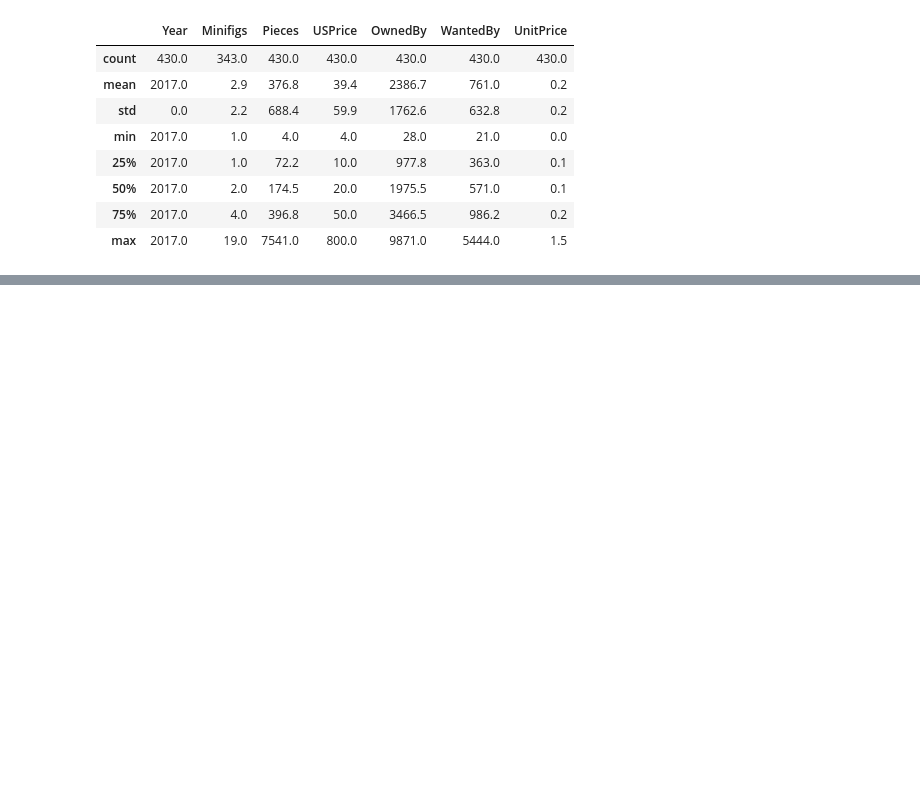
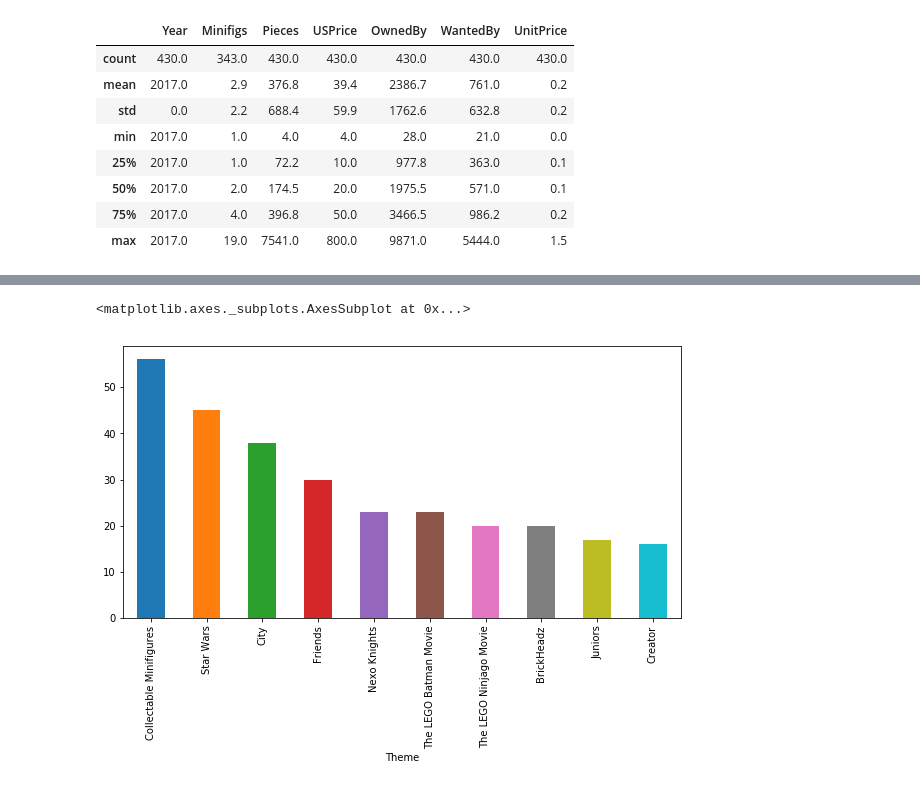
Before and after one commit to MyPoZi/Lego, a Jupyter notebook: notebooks/Lego_analytics_2017.ipynb, the cells around one changed output, grey strips where cells are left out. Cells and saved outputs as stored; diff of their text form; code cells hidden in the pictures; blank space fills up the shorter version.

Commit message:
complete Lego_analytics

```diff
--- a/notebooks/Lego_analytics_2017.ipynb
+++ b/notebooks/Lego_analytics_2017.ipynb
@@ -112,3 +112,6 @@ lego_df.describe().round(1)
 | 50% | 2017.0 | 2.0 | 174.5 | 20.0 | 1975.5 | 571.0 | 0.1 |
 | 75% | 2017.0 | 4.0 | 396.8 | 50.0 | 3466.5 | 986.2 | 0.2 |
 | max | 2017.0 | 19.0 | 7541.0 | 800.0 | 9871.0 | 5444.0 | 1.5 |
+# %%
+count_theme = lego_df.groupby('Theme')['Theme'].count()
+count_theme.sort_values(ascending=False).head()
@@ -114,0 +126,7 @@ lego_df.describe().round(1)
+# %%
+%matplotlib inline
+theme_ranking10 = count_theme.sort_values(ascending=False).head(10)
+theme_ranking10.plot.bar(figsize=(10,5))
+# %% [output]
+<matplotlib.axes._subplots.AxesSubplot at 0x...>
+[figure, added]
```
Also changed, not shown: parts of 13 cells of this notebook.
